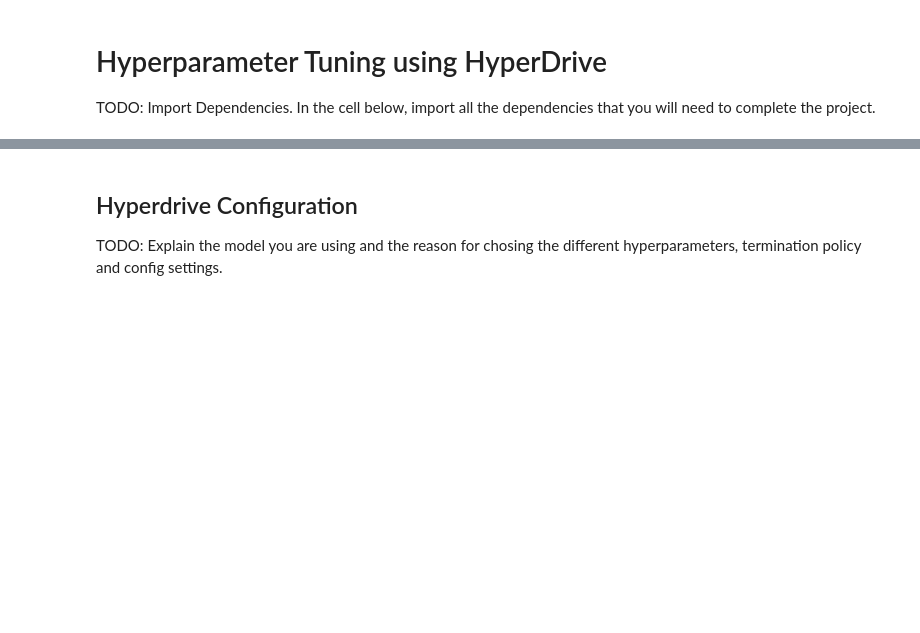
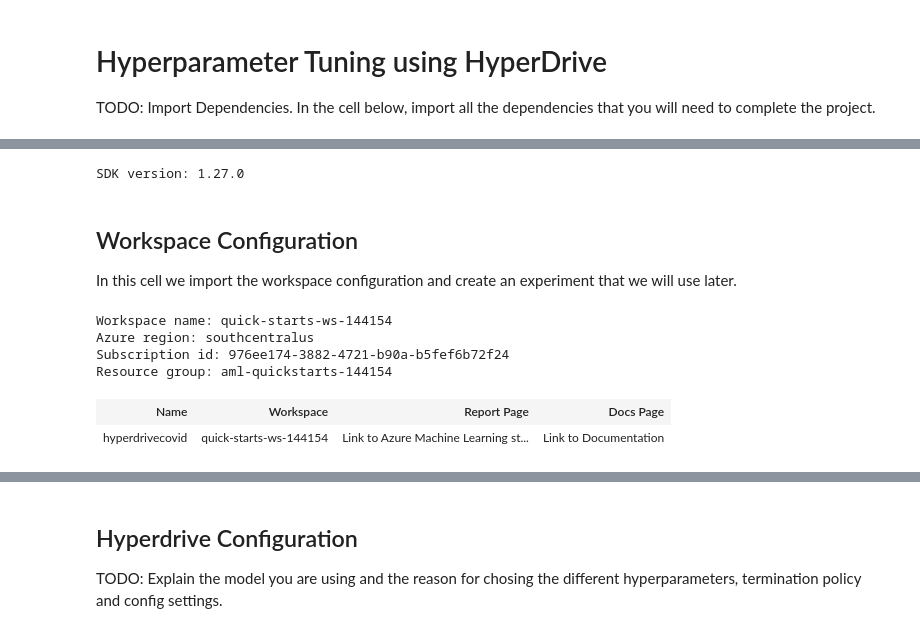
Before and after one commit to georgetegral/Capstone-Azure-Machine-Learning-Engineer, a Jupyter notebook: hyperparameter_tuning.ipynb, the cells around one changed output, grey strips where cells are left out. Saved outputs shown, nothing was run; the diff lists cells and outputs as text; code cells hidden in the pictures; blank space fills up the shorter version.

Commit message:
Hyperparameter notebook until config

```diff
--- a/hyperparameter_tuning.ipynb
+++ b/hyperparameter_tuning.ipynb
@@ -13,0 +22,54 @@ experiment=Experiment(ws, experiment_name)
+# %%
+import logging
+import os
+import csv
+
+from matplotlib import pyplot as plt
+import numpy as np
+import pandas as pd
+from sklearn import datasets
+import pkg_resources
+from imblearn.under_sampling import RandomUnderSampler
+from sklearn.model_selection import train_test_split
+
+import azureml.core
+from azureml.core.experiment import Experiment
+from azureml.core.workspace import Workspace
+
+from azureml.core.dataset import Dataset
+from azureml.core import Datastore
+from azureml.core.compute import ComputeTarget, AmlCompute
+from azureml.core.compute_target import ComputeTargetException
+
+from azureml.data.dataset_factory import TabularDatasetFactory
+
+from azureml.widgets import RunDetails
+
+# Check core SDK version number
+print("SDK version:", azureml.core.VERSION)
+# %% [output]
+SDK version: 1.27.0
+# %% [markdown]
+## Workspace Configuration
+
+In this cell we import the workspace configuration and create an experiment that we will use later.
+# %%
+ws = Workspace.from_config()
+
+print('Workspace name: ' + ws.name,
+      'Azure region: ' + ws.location,
+      'Subscription id: ' + ws.subscription_id,
+      'Resource group: ' + ws.resource_group, sep = '\n')
+
+# choose a name for experiment
+experiment_name = 'hyperdrivecovid'
+
+experiment=Experiment(ws, experiment_name)
+experiment
+# %% [output]
+Workspace name: quick-starts-ws-144154
+Azure region: southcentralus
+Subscription id: 976ee174-3882-4721-b90a-b5fef6b72f24
+Resource group: aml-quickstarts-144154
+| Name | Workspace | Report Page | Docs Page |
+| hyperdrivecovid | quick-starts-ws-144154 | Link to Azure Machine Learning st... | Link to Documentation |
```
Also changed, not shown: parts of 16 cells of this notebook.
